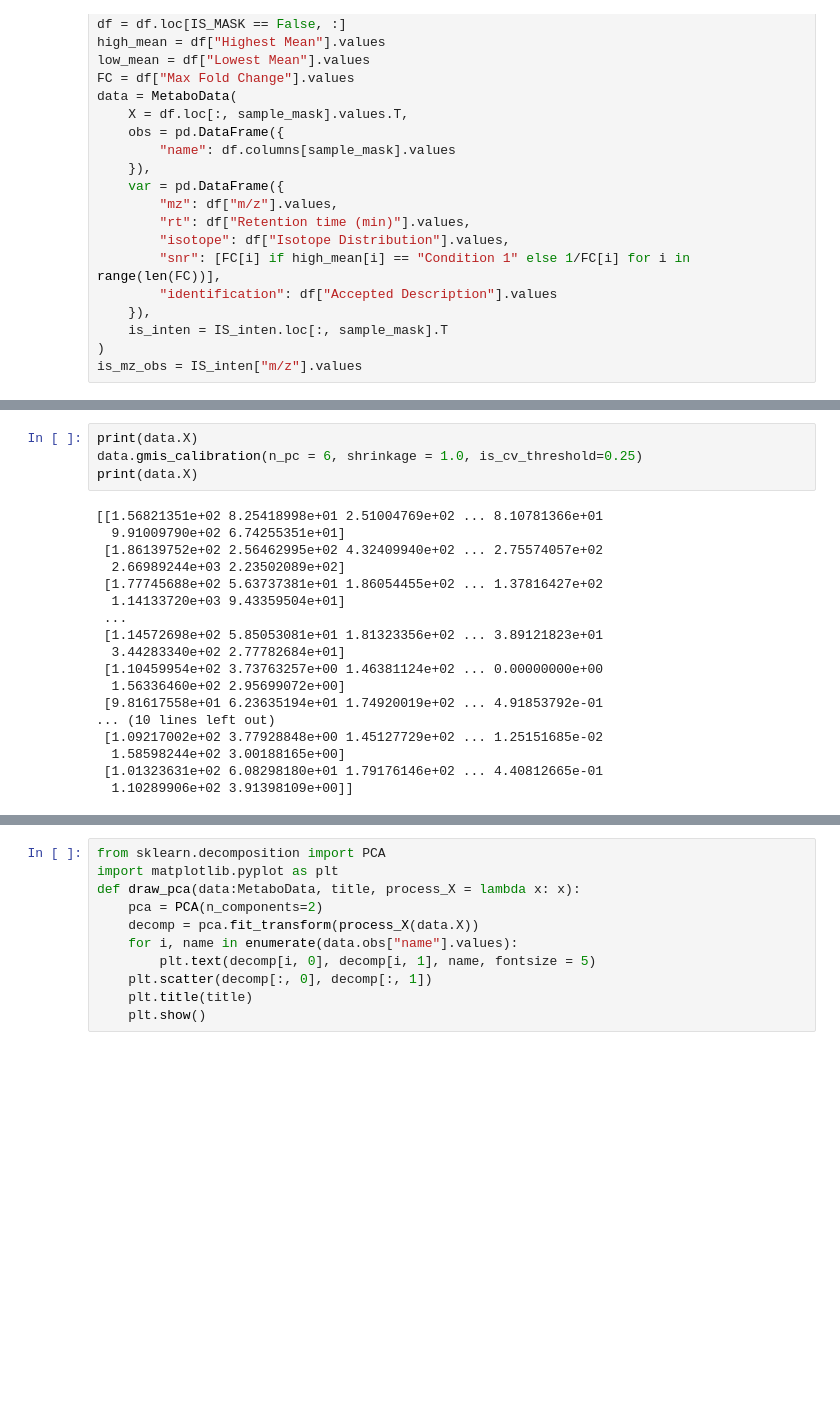
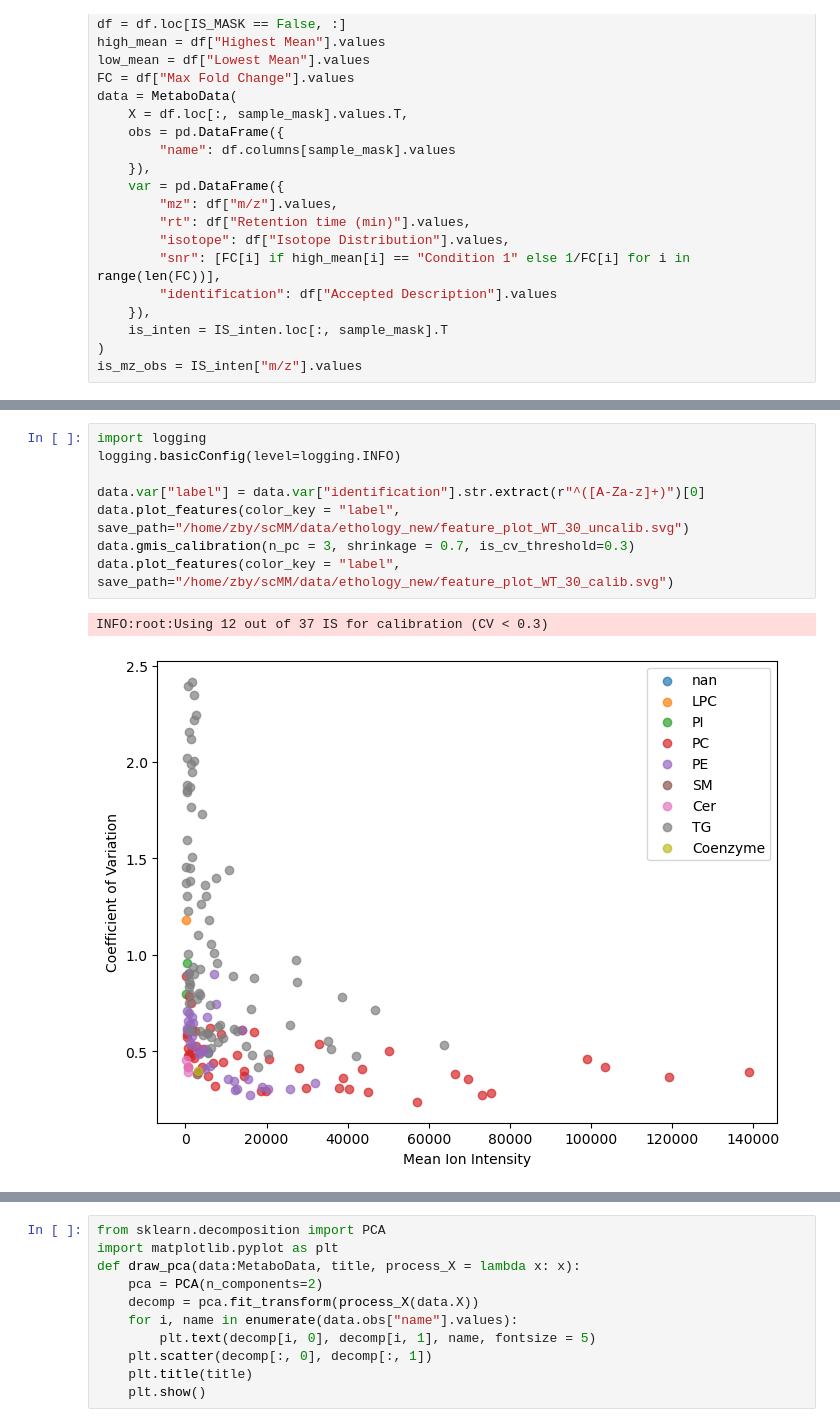
Before and after one commit to creeper349/scMM, a Jupyter notebook: wormethology.ipynb, the cells around one changed output, grey strips where cells are left out. Drawn from its saved outputs; the diff is of its cells as text; blank space fills up the shorter version.

```diff
--- a/wormethology.ipynb
+++ b/wormethology.ipynb
@@ -29,22 +35,11 @@ is_mz_obs = IS_inten["m/z"].values
 # %%
-print(data.X)
-data.gmis_calibration(n_pc = 6, shrinkage = 1.0, is_cv_threshold=0.25)
-print(data.X)
+import logging
+logging.basicConfig(level=logging.INFO)
+
+data.var["label"] = data.var["identification"].str.extract(r"^([A-Za-z]+)")[0]
+data.plot_features(color_key = "label", save_path="/home/zby/scMM/data/ethology_new/feature_plot_WT_30_uncalib.svg")
+data.gmis_calibration(n_pc = 3, shrinkage = 0.7, is_cv_threshold=0.3)
+data.plot_features(color_key = "label", save_path="/home/zby/scMM/data/ethology_new/feature_plot_WT_30_calib.svg")
 # %% [output]
-[[1.56821351e+02 8.25418998e+01 2.51004769e+02 ... 8.10781366e+01
-  9.91009790e+02 6.74255351e+01]
- [1.86139752e+02 2.56462995e+02 4.32409940e+02 ... 2.75574057e+02
-  2.66989244e+03 2.23502089e+02]
- [1.77745688e+02 5.63737381e+01 1.86054455e+02 ... 1.37816427e+02
-  1.14133720e+03 9.43359504e+01]
- ...
- [1.14572698e+02 5.85053081e+01 1.81323356e+02 ... 3.89121823e+01
-  3.44283340e+02 2.77782684e+01]
- [1.10459954e+02 3.73763257e+00 1.46381124e+02 ... 0.00000000e+00
-  1.56336460e+02 2.95699072e+00]
- [9.81617558e+01 6.23635194e+01 1.74920019e+02 ... 4.91853792e-01
-... (10 lines left out)
- [1.09217002e+02 3.77928848e+00 1.45127729e+02 ... 1.25151685e-02
-  1.58598244e+02 3.00188165e+00]
- [1.01323631e+02 6.08298180e+01 1.79176146e+02 ... 4.40812665e-01
-  1.10289906e+02 3.91398109e+00]]
+INFO:root:Using 12 out of 37 IS for calibration (CV < 0.3)
+[figure, added]
```
Also changed, not shown: parts of 6 cells of this notebook, 1 other file.
